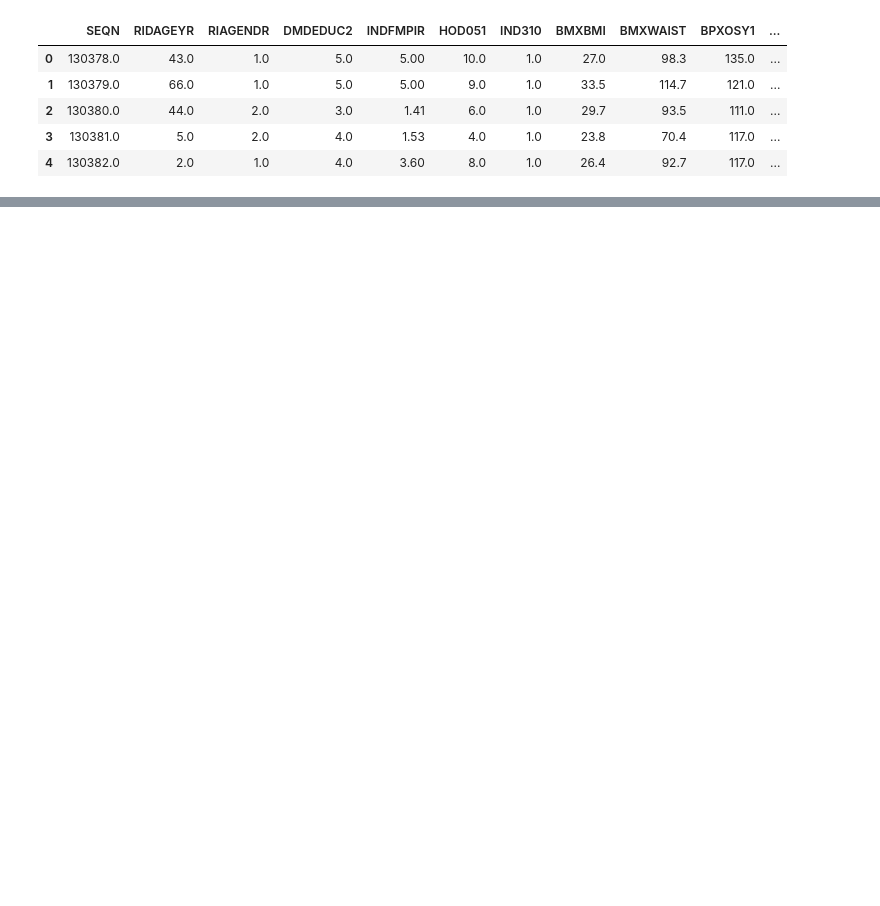
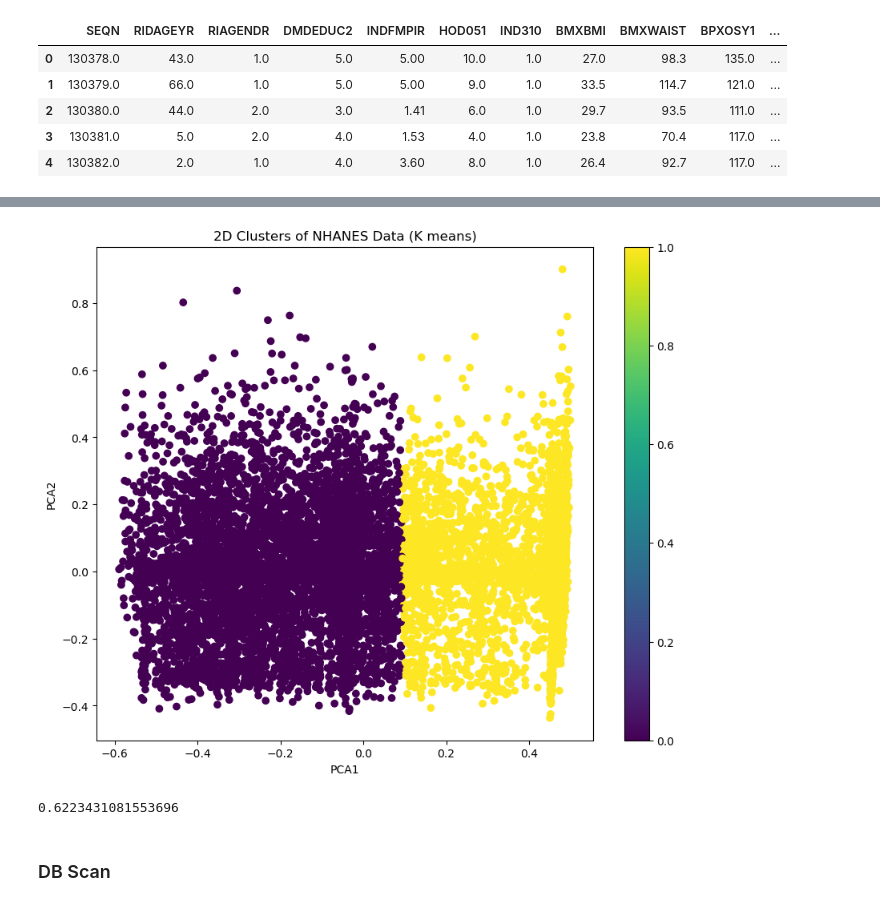
Before and after one commit to baldeoJV/CCADMACL_PROJ_COM222, a Jupyter notebook: SES_RAW DATA/health indicators/rawData_HealthIndicator.ipynb, the cells around one changed output, grey strips where cells are left out. Cells and saved outputs as stored; diff of their text form; code cells hidden in the pictures; blank space fills up the shorter version.

```diff
--- a/SES_RAW DATA/health indicators/rawData_HealthIndicator.ipynb
+++ b/SES_RAW DATA/health indicators/rawData_HealthIndicator.ipynb
@@ -87,0 +181,3 @@ df.shape
+# %%
+kmeans = KMeans(n_clusters=2, random_state=42)
+df_scaled['cluster'] = kmeans.fit_predict(df_scaled)
@@ -87,0 +198,26 @@ df.shape
+# %%
+pca = PCA(n_components=2)
+pca_result = pca.fit_transform(df_scaled.drop(columns=['cluster']))
+
+df_scaled['PCA1'] = pca_result[:, 0]
+df_scaled['PCA2'] = pca_result[:, 1]
+# df_scaled['PCA3'] = pca_result[:, 2]
+# %%
+plt.figure(figsize=(10, 8))
+plt.scatter(df_scaled['PCA1'], df_scaled['PCA2'], c=df_scaled['cluster'], cmap='viridis')
+plt.xlabel("PCA1")
+plt.ylabel("PCA2")
+plt.title("2D Clusters of NHANES Data (K means)")
+plt.colorbar()
+plt.show()
+# %% [output]
+[figure, added]
+# %%
+# get the silhouette score
+from sklearn.metrics import silhouette_score
+
+silhouette_score(df_scaled, df_scaled['cluster'])
+# %% [output]
+0.6223431081553696
+# %% [markdown]
+### DB Scan
```
Also changed, not shown: parts of 15 cells of this notebook, 2 other files.
